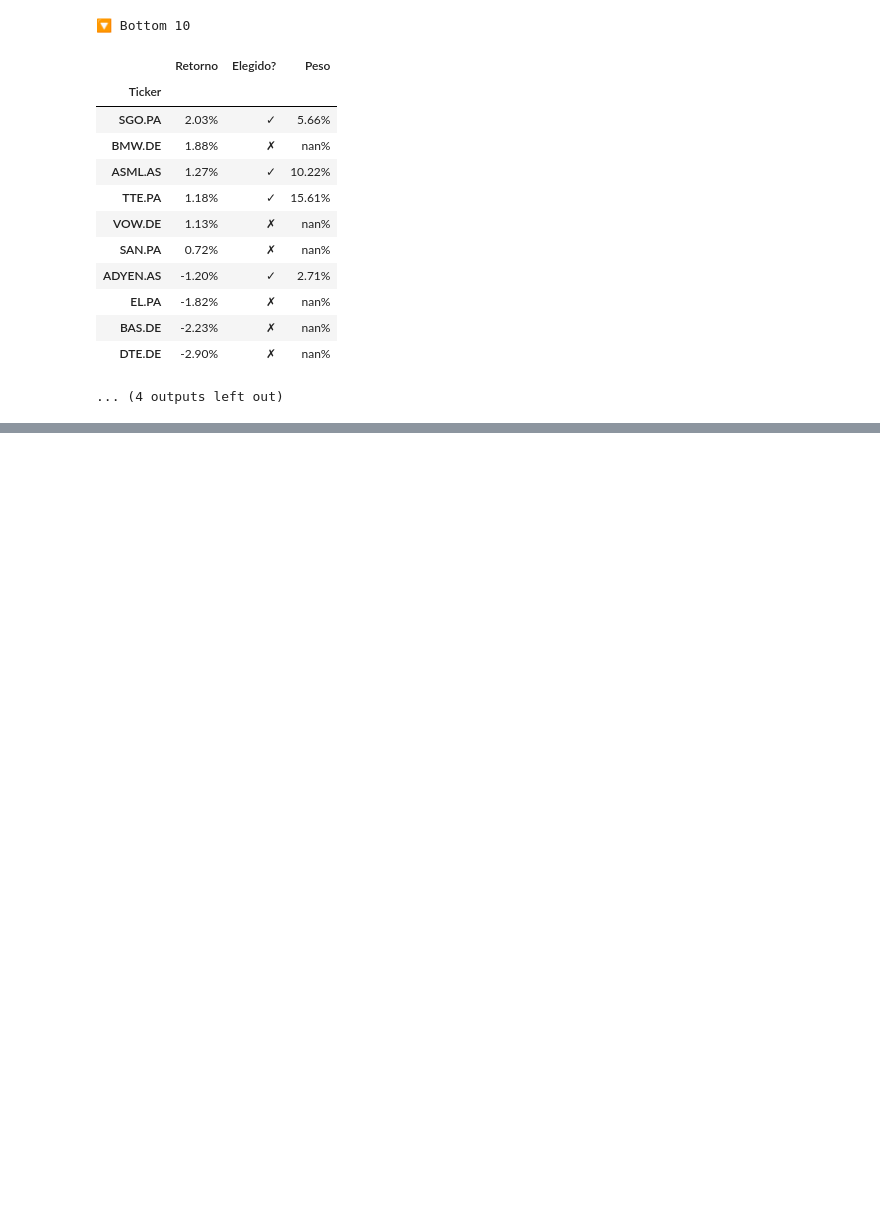
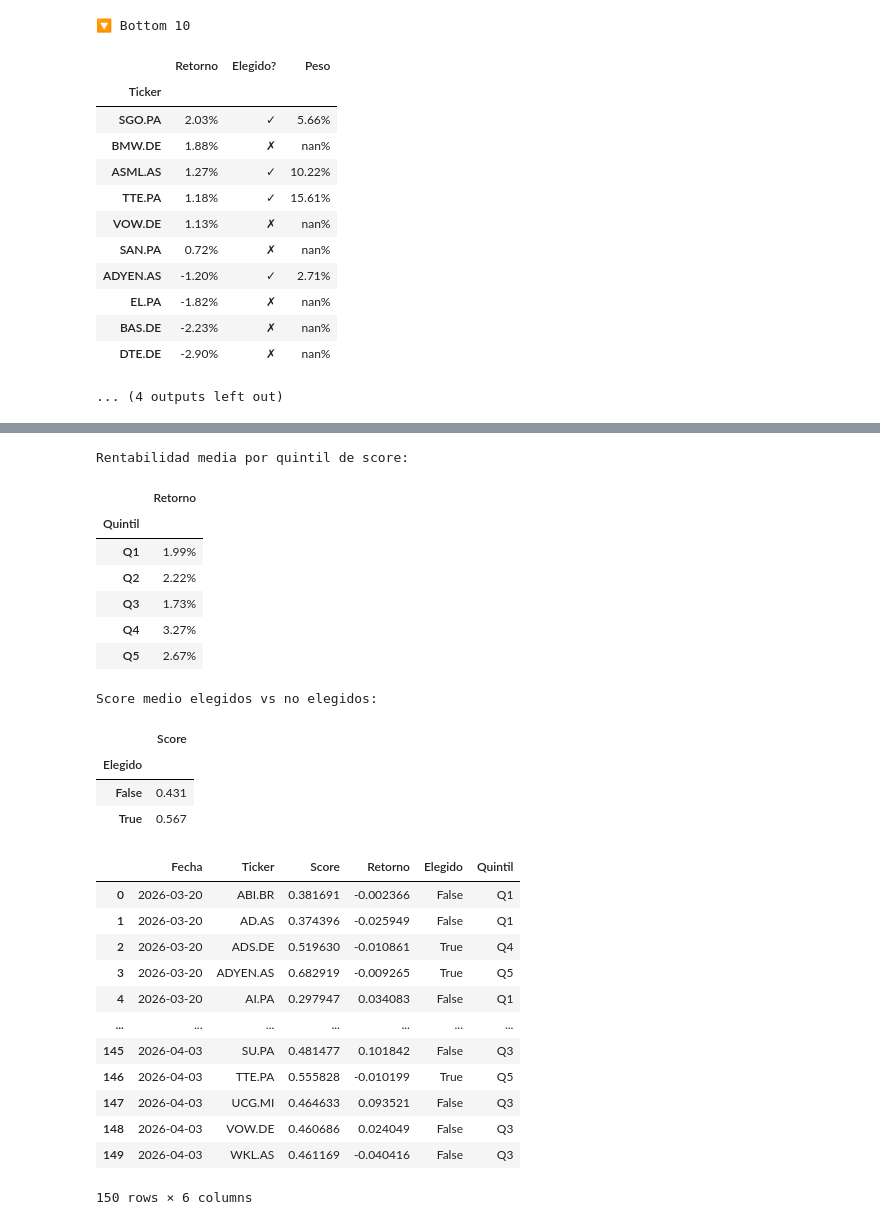
Before and after one commit to Javi-Puerta/Trabajo_gestion_cuantitativa, a Jupyter notebook: Monitoring/resultados_desagregados.ipynb, the cells around one changed output, grey strips where cells are left out. Saved outputs shown, nothing was run; the diff lists cells and outputs as text; code cells hidden in the pictures; blank space fills up the shorter version.

Commit message:
ligeras mejoras analisis semanal por activos

```diff
--- a/Monitoring/resultados_desagregados.ipynb
+++ b/Monitoring/resultados_desagregados.ipynb
@@ -208,0 +261,74 @@ Periodo: 2026-03-27 → 2026-04-03
+# %%
+def analisis_scores(scores_por_fecha, df, universo_tickers):
+    '''Analiza la calibración del modelo comparando scores con rentabilidades reales.'''
+    fechas_op = sorted(scores_por_fecha.keys())
+    tickers = universo_tickers
+
+    start = fechas_op[0] - pd.Timedelta(days=7)
+    end = fechas_op[-1] + pd.Timedelta(days=7)
+    precios = yf.download(tickers, start=start, end=end, auto_adjust=False, progress=False)["Close"].ffill()
+
+    filas = []
+    for i in range(len(fechas_op) - 1):
+        fecha_ini = fechas_op[i]
+        fecha_fin = fechas_op[i + 1]
+        scores = scores_por_fecha[fecha_ini]
+
+        # Calculamos quintiles sobre todos los scores de la fecha
+        scores_series = pd.Series(scores)
+        quintiles = pd.qcut(scores_series, q=5, labels=["Q1", "Q2", "Q3", "Q4", "Q5"], duplicates="drop")
+
+        for t, score in scores.items():
+            if t not in precios.columns:
+                continue
+            retorno = precios[t].asof(fecha_fin) / precios[t].asof(fecha_ini) - 1
+            elegido = t in auxfun.cartera(fecha_ini, df)
+            filas.append({
+                "Fecha": fecha_ini,
+                "Ticker": t,
+                "Score": score,
+                "Retorno": retorno,
+                "Elegido": elegido,
+                "Quintil": quintiles.get(t)
+            })
+
+    df_scores = pd.DataFrame(filas)
+
+    # Rentabilidad media por quintil de score
+    print("Rentabilidad media por quintil de score:")
+    display(df_scores.groupby("Quintil")["Retorno"].mean().to_frame().style.format("{:.2%}"))
+
+    # Score medio de elegidos vs no elegidos
+    print("\nScore medio elegidos vs no elegidos:")
+    display(df_scores.groupby("Elegido")["Score"].mean().to_frame().style.format("{:.3f}"))
+
+    return df_scores
+
+analisis_scores(recuperar_scores_historicos(fechas_op, universo_tickers), df, universo_tickers)
+# %% [output]
+Rentabilidad media por quintil de score:
+|  | Retorno |
+| Quintil |  |
+| Q1 | 1.99% |
+| Q2 | 2.22% |
+| Q3 | 1.73% |
+| Q4 | 3.27% |
+| Q5 | 2.67% |
+Score medio elegidos vs no elegidos:
+|  | Score |
+| Elegido |  |
+| False | 0.431 |
+| True | 0.567 |
+|  | Fecha | Ticker | Score | Retorno | Elegido | Quintil |
+| 0 | 2026-03-20 | ABI.BR | 0.381691 | -0.002366 | False | Q1 |
+| 1 | 2026-03-20 | AD.AS | 0.374396 | -0.025949 | False | Q1 |
+| 2 | 2026-03-20 | ADS.DE | 0.519630 | -0.010861 | True | Q4 |
+| 3 | 2026-03-20 | ADYEN.AS | 0.682919 | -0.009265 | True | Q5 |
+| 4 | 2026-03-20 | AI.PA | 0.297947 | 0.034083 | False | Q1 |
+| ... | ... | ... | ... | ... | ... | ... |
+| 145 | 2026-04-03 | SU.PA | 0.481477 | 0.101842 | False | Q3 |
+| 146 | 2026-04-03 | TTE.PA | 0.555828 | -0.010199 | True | Q5 |
+| 147 | 2026-04-03 | UCG.MI | 0.464633 | 0.093521 | False | Q3 |
+| 148 | 2026-04-03 | VOW.DE | 0.460686 | 0.024049 | False | Q3 |
+| 149 | 2026-04-03 | WKL.AS | 0.461169 | -0.040416 | False | Q3 |
+150 rows × 6 columns
```
Also changed, not shown: parts of 1 cell of this notebook.
